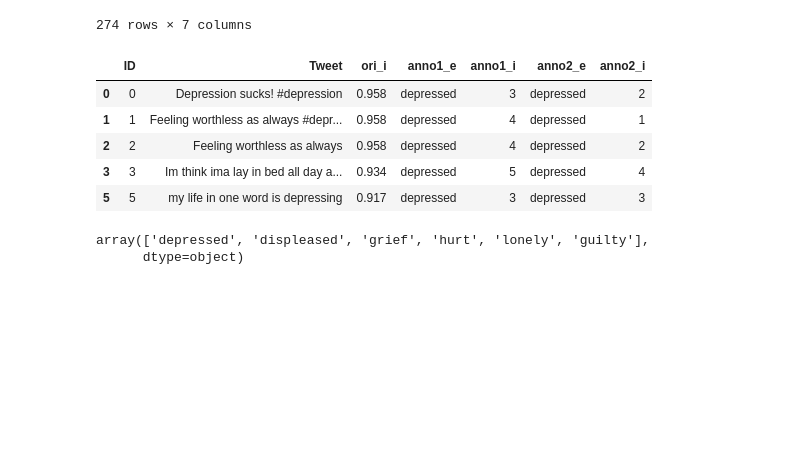
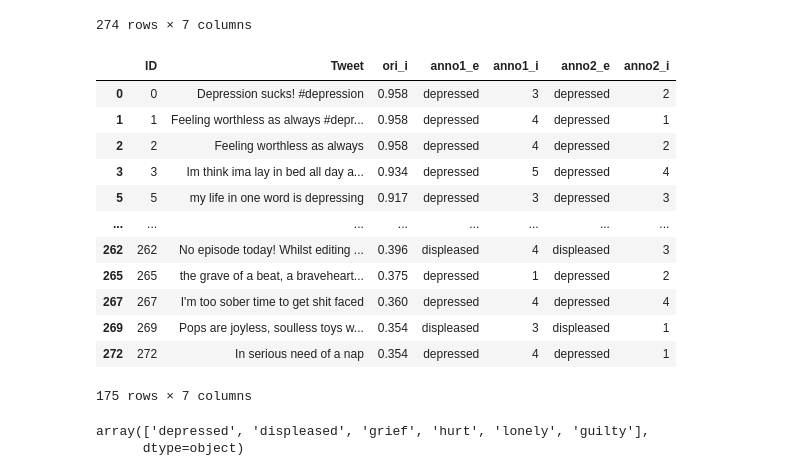
Before and after one commit to EricSHuang/419-Project, a Jupyter notebook: 03-SVM.ipynb, the cells around one changed output. Saved outputs shown, nothing was run; the diff lists cells and outputs as text; code cells hidden in the pictures; blank space fills up the shorter version.

```diff
--- a/03-SVM.ipynb
+++ b/03-SVM.ipynb
@@ -65,14 +64,21 @@ df
 274 rows × 7 columns
 # %%
 df_new = df[df['anno1_e'] == df['anno2_e']]
-df_new.head()
+df_new
 # %% [output]
 |  | ID | Tweet | ori_i | anno1_e | anno1_i | anno2_e | anno2_i |
 | 0 | 0 | Depression sucks! #depression | 0.958 | depressed | 3 | depressed | 2 |
 | 1 | 1 | Feeling worthless as always #depr... | 0.958 | depressed | 4 | depressed | 1 |
 | 2 | 2 | Feeling worthless as always | 0.958 | depressed | 4 | depressed | 2 |
 | 3 | 3 | Im think ima lay in bed all day a... | 0.934 | depressed | 5 | depressed | 4 |
 | 5 | 5 | my life in one word is depressing | 0.917 | depressed | 3 | depressed | 3 |
+| ... | ... | ... | ... | ... | ... | ... | ... |
+| 262 | 262 | No episode today! Whilst editing ... | 0.396 | displeased | 4 | displeased | 3 |
+| 265 | 265 | the grave of a beat, a braveheart... | 0.375 | depressed | 1 | depressed | 2 |
+| 267 | 267 | I'm too sober time to get shit faced | 0.360 | depressed | 4 | depressed | 4 |
+| 269 | 269 | Pops are joyless, soulless toys w... | 0.354 | displeased | 3 | displeased | 1 |
+| 272 | 272 | In serious need of a nap | 0.354 | depressed | 4 | depressed | 1 |
+175 rows × 7 columns
 # %%
 #Quick check that all 6 sub-emotions are represented
 df_new['anno1_e'].unique()
```
Also changed, not shown: parts of 27 cells of this notebook, 3 other files.
